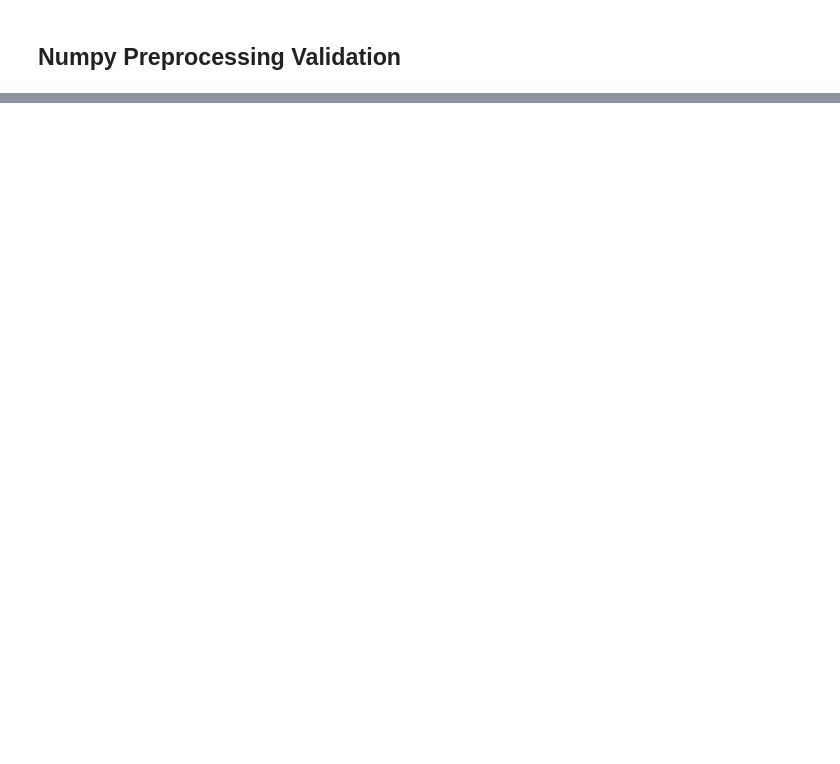
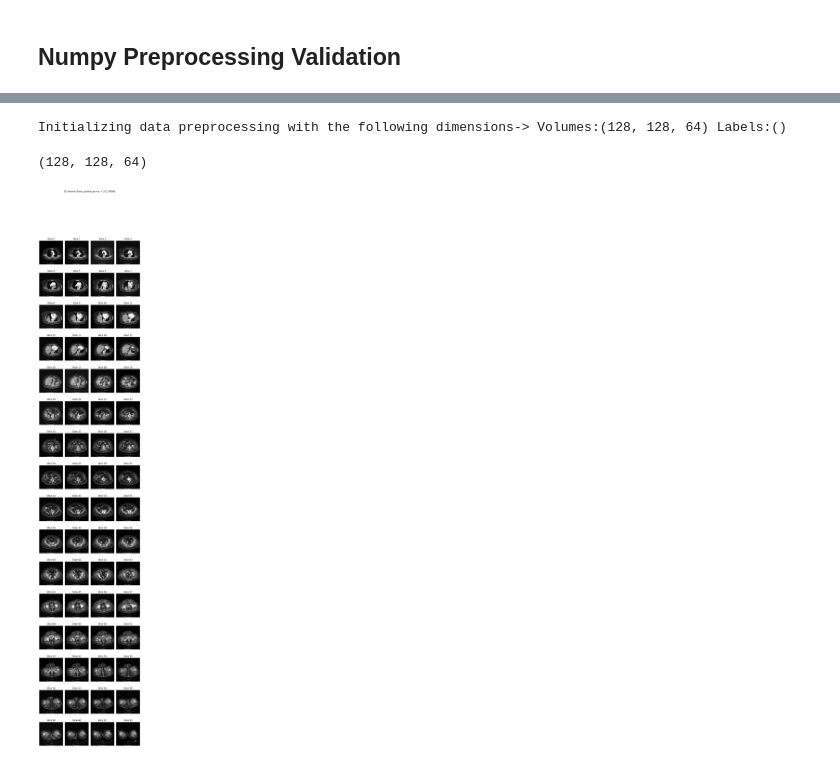
Before and after one commit to PedroAMtz/RSNA_Abdominal_Trauma, a Jupyter notebook: preprocessing/numpy_preprocessing_validation.ipynb, the cells around one changed output, grey strips where cells are left out. Drawn from its saved outputs; the diff is of its cells as text; code cells hidden in the pictures; blank space fills up the shorter version.

Commit message:
Final Volumes preprocessing visualization

```diff
--- a/preprocessing/numpy_preprocessing_validation.ipynb
+++ b/preprocessing/numpy_preprocessing_validation.ipynb
@@ -95,26 +105,37 @@ data['Patient_paths'] = data['Patient_paths'].apply(string_to_list)
 # %%
-for i in range(len(data)):
-    patient_data_volumes, _ = generate_patient_processed_data(data["Patient_paths"][i],data["Patient_category"][i], target_size=(128,128),target_depth=64)
+
+patient_data_volumes, _ = generate_patient_processed_data(data["Patient_paths"][0],data["Patient_category"][0], target_size=(128,128),target_depth=64)
+# %% [output]
+Initializing data preprocessing with the following dimensions-> Volumes:(128, 128, 64) Labels:()
+# %%
+patient_data_volumes.shape
+# %% [output]
+(128, 128, 64)
+# %%
+with open(f'D:/Downloads/rsna-2023-abdominal-trauma-detection/train_data_128/201_49066.npy', 'rb') as f:
+    X = np.load(f, allow_pickle=True)
 # %%
-rows = 8  # Number of rows in the subplot grid
-cols = 8  # Number of columns in the subplot grid
+rows = 16  # Number of rows in the subplot grid
+cols = 4  # Number of columns in the subplot grid
 depth = 64
 
-fig, axes = plt.subplots(rows, cols, figsize=(12, 12))
-fig.suptitle('3D Volume Slices')
+fig, axes = plt.subplots(rows, cols, figsize=(8, 44))
+fig.suptitle(f'3D Volume Slices, patient_series -> 201_49066')
 
 for d in range(depth):
     row = d // cols
     col = d % cols
 
     ax = axes[row, col]
-    ax.imshow(patient_data_volumes[0,:,:,d], cmap='gray')  # You can change the colormap if needed
+    ax.imshow(X[:,:,d], cmap='gray')  # You can change the colormap if needed
     ax.set_title(f"Slice {d}")
     ax.axis('off')  # Turn off axis for cleaner visualization
 
 # Adjust layout
 plt.tight_layout()
 plt.subplots_adjust(top=0.9)  # Adjust the position of the suptitle
 
 # Show the plot
 plt.show()
+# %% [output]
+[figure, added]
```
Also changed, not shown: parts of 2 cells of this notebook.
